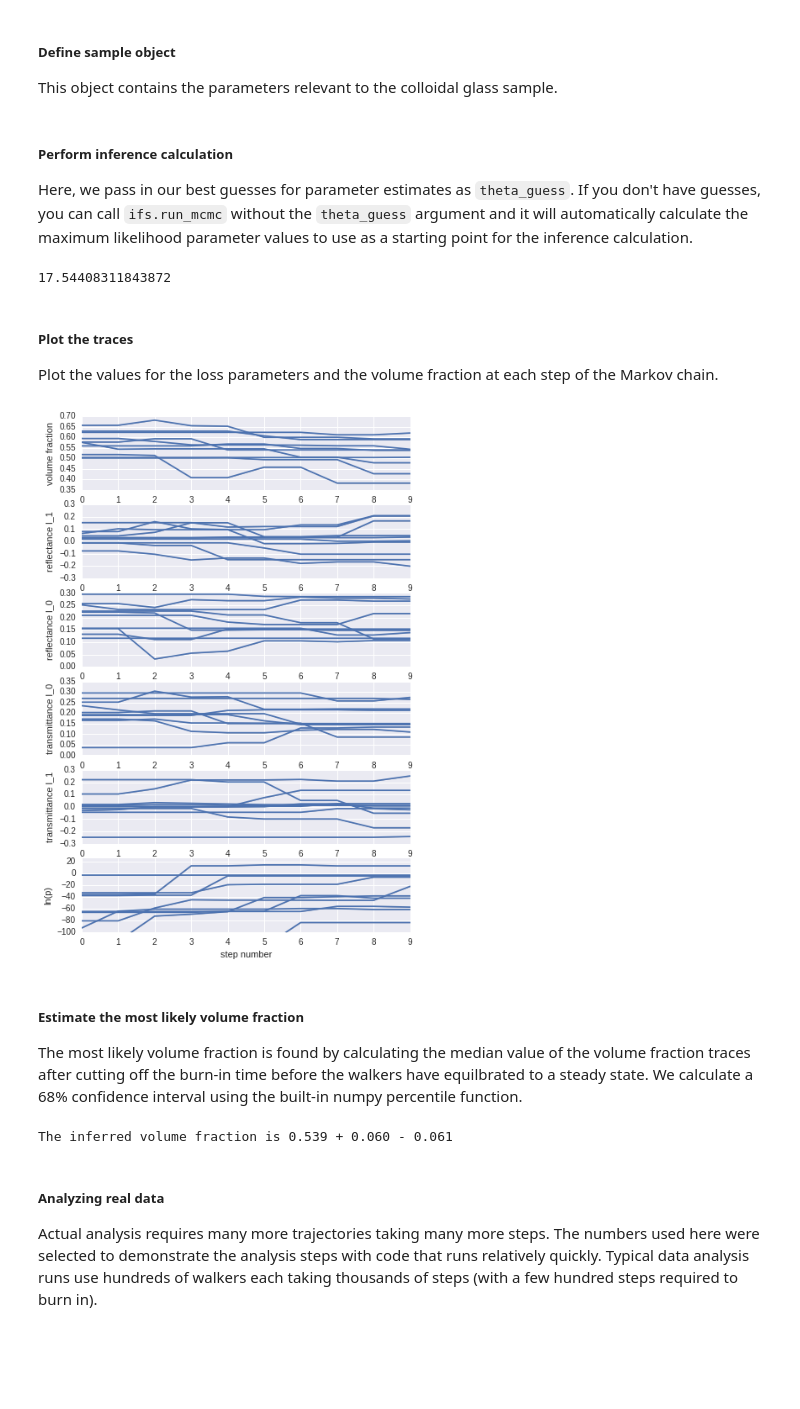
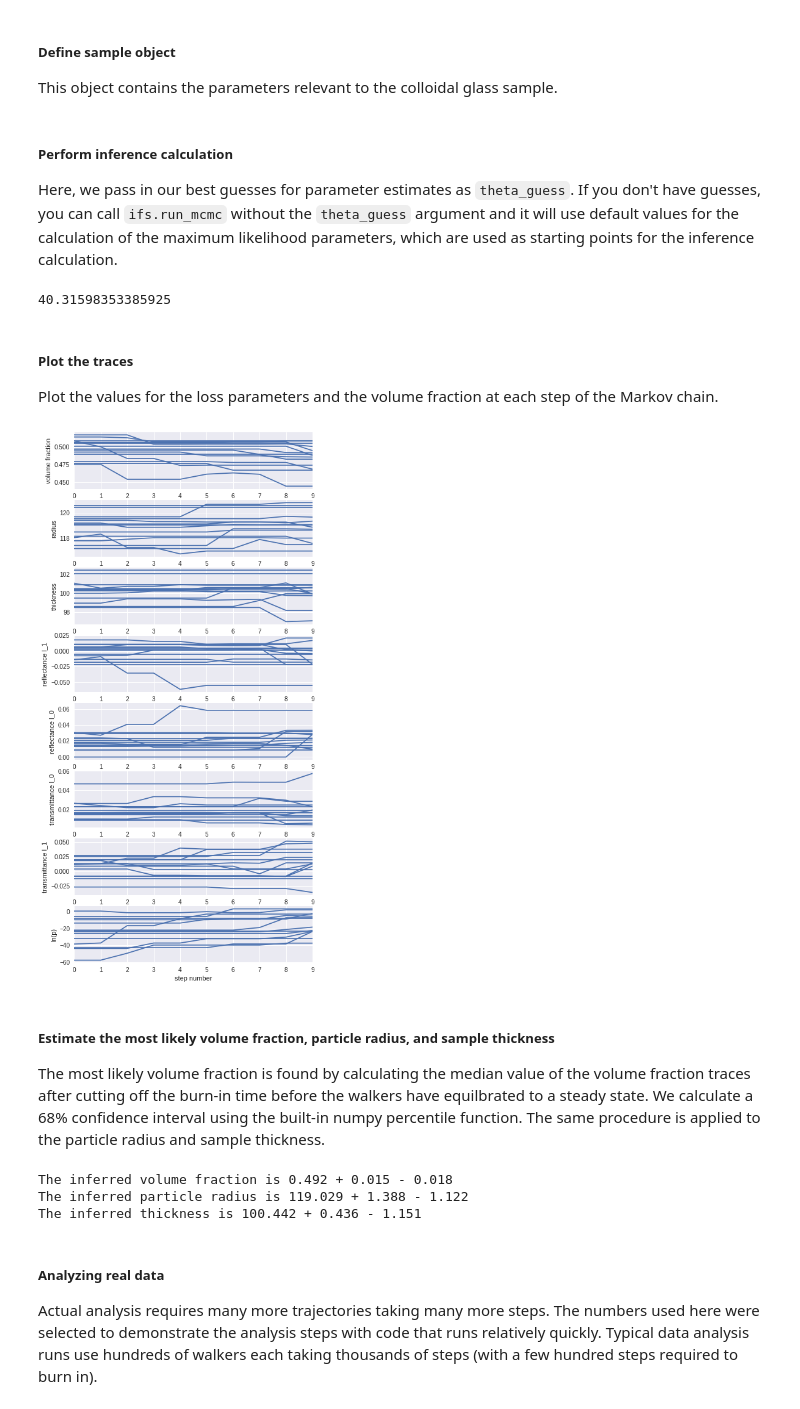
Before and after one commit to phys201/infer_structcol, a Jupyter notebook: tutorial.ipynb, the cells around one changed output. Drawn from its saved outputs; the diff is of its cells as text; code cells hidden in the pictures; blank space fills up the shorter version.

```diff
--- a/tutorial.ipynb
+++ b/tutorial.ipynb
@@ -16,10 +16,8 @@ import infer_structcol as ifs
 # %% [markdown]
 ## Set parameters
 # %%
-nwalkers = 10                                   # number of walkers to step through different parameters
+nwalkers = 14                                   # number of walkers to step through different parameters
 nsteps = 10                                     # number of steps for each walker to take
-particle_radius = 119                           # radius of colloidal particles in the colloidal glass (in nm)
-thickness = 120                                 # thickness of colloidal glass film (in um)
 particle_index = 1.59                           # refractive index of colloidal particles
 matrix_index = 1                                # refractive index of matrix material surrounding particles
 wavelengths = [450,500,550,600,650,700,750,800] # wavelengths of interest where spectrum should be calculated (in nm)
@@ -33,9 +31,11 @@ trans_reference_file = 'T_ref.txt'              # name of reference file for tra
 trans_dark_file = 'T_dark.txt'                  # name of dark file for transmittance data
 # Initial guess for the parameters to be inferred:
 # theta_guess =
-# (volume fraction, reflectance loss intercept, reflectance loss slope, transmittance loss slope, transmittance loss slope).
-# If only reflectance or transmittance data are used, then theta_guess = (volume fraction, loss intercept, loss slope).
-theta_guess = (0.59, 0.2, 0, 0.2, 0)
+# (volume fraction, particle radius, thickness, reflectance loss intercept, reflectance loss slope,
+# transmittance loss slope, transmittance loss slope). If only reflectance or transmittance data are used,
+# then theta_guess = (volume fraction, particle radius, thickness, loss intercept, loss slope).
+# particle radius should be in nm, and thickness should be in um
+theta_guess = (0.5, 119, 100, 0.2, 0, 0.2, 0)
 # %% [markdown]
 ## Infer parameters
 ##### Convert raw data into a normalized spectrum and load it
@@ -57,69 +57,89 @@ spect = ifs.load_spectrum(refl_filepath = os.path.join(directory, 'reflection',
 ##### Define sample object
 This object contains the parameters relevant to the colloidal glass sample.
 # %%
-samp = ifs.Sample(spect.wavelength, particle_radius, thickness, particle_index, matrix_index)
+samp = ifs.Sample(spect.wavelength, particle_index, matrix_index)
 # %% [markdown]
 ##### Perform inference calculation
 
-Here, we pass in our best guesses for parameter estimates as `theta_guess`. If you don't have guesses, you can call `ifs.run_mcmc` without the `theta_guess` argument and it will automatically calculate the maximum likelihood parameter values to use as a starting point for the inference calculation.
+Here, we pass in our best guesses for parameter estimates as `theta_guess`. If you don't have guesses, you can call `ifs.run_mcmc` without the `theta_guess` argument and it will use default values for the calculation of the maximum likelihood parameters, which are used as starting points for the inference calculation.
 # %%
 # time the calculation, if desired
 t0 = time.time()
 
 # run the markov chain monte carlo calculation to step through different values of
 # parameters and infer the most likely values
-walkers = ifs.run_mcmc(spect, samp, nwalkers, nsteps, theta_guess, seed=1)
+walkers = ifs.run_mcmc(spect, samp, nwalkers, nsteps, theta_guess=theta_guess, seed=None)
 
 # print the time the calculation took
 print(time.time()-t0)
 # %% [output]
-17.54408311843872
+40.31598353385925
 # %% [markdown]
 ##### Plot the traces
 Plot the values for the loss parameters and the volume fraction at each step of the Markov chain.
 # %%
 vf = walkers.chain[:,:,0]
-refl_l0 = walkers.chain[:,:,1]
-refl_l1 = walkers.chain[:,:,2]
-trans_l0 = walkers.chain[:,:,3]
-trans_l1 = walkers.chain[:,:,4]
+radius = walkers.chain[:,:,1]
+thickness = walkers.chain[:,:,2]
+refl_l0 = walkers.chain[:,:,3]
+refl_l1 = walkers.chain[:,:,4]
+trans_l0 = walkers.chain[:,:,5]
+trans_l1 = walkers.chain[:,:,6]
 
-fig, (ax_vf, ax_refl_l1, ax_refl_l0, ax_trans_l0, ax_trans_l1, ax_lnprob) = plt.subplots(6, figsize=(7,11))
+fig, (ax_vf, ax_radius, ax_thickness,
+      ax_refl_l1, ax_refl_l0, ax_trans_l0, ax_trans_l1, ax_lnprob) = plt.subplots(8, figsize=(7,16))
 ax_vf.set(ylabel='volume fraction')
+ax_radius.set(ylabel='radius')
+ax_thickness.set(ylabel='thickness')
 ax_refl_l0.set(ylabel='reflectance l_0')
 ax_refl_l1.set(ylabel='reflectance l_1')
 ax_trans_l0.set(ylabel='transmittance l_0')
 ax_trans_l1.set(ylabel='transmittance l_1')
 ax_lnprob.set(ylabel='ln(p)')
 ax_lnprob.set(xlabel='step number')
-ax_lnprob.set(ylim=[-100,25])
+#ax_lnprob.set(ylim=[-100,25])
 for i in range(nwalkers):
     sns.tsplot(vf[i,:], ax=ax_vf)
+    sns.tsplot(radius[i,:], ax=ax_radius)
+    sns.tsplot(thickness[i,:], ax=ax_thickness)
     sns.tsplot(refl_l0[i,:], ax=ax_refl_l0)
     sns.tsplot(refl_l1[i,:], ax=ax_refl_l1)
     sns.tsplot(trans_l0[i,:], ax=ax_trans_l0)
     sns.tsplot(trans_l1[i,:], ax=ax_trans_l1)
     sns.tsplot(walkers.lnprobability[i,:], ax=ax_lnprob)
 # %% [output]
-[figure, old version]
+[figure, new version]
 # %% [markdown]
-##### Estimate the most likely volume fraction
+##### Estimate the most likely volume fraction, particle radius, and sample thickness
 
-The most likely volume fraction is found by calculating the median value of the volume fraction traces after cutting off the burn-in time before the walkers have equilbrated to a steady state. We calculate a 68% confidence interval using the built-in numpy percentile function.
+The most likely volume fraction is found by calculating the median value of the volume fraction traces after cutting off the burn-in time before the walkers have equilbrated to a steady state. We calculate a 68% confidence interval using the built-in numpy percentile function. The same procedure is applied to the particle radius and sample thickness.
 # %%
 # trim off the burn in time, which we observe from the plots above. The plots do not appear to have burned in for the
 # 10 steps used in this tutorial, but let's set the burn in index to 5 to illustrate how to find the inferred volume
 # fraction.
 trim_index = 5
 vf_trimmed = np.ndarray.flatten(vf[:,trim_index:])
+radius_trimmed = np.ndarray.flatten(radius[:,trim_index:])
+thickness_trimmed = np.ndarray.flatten(thickness[:,trim_index:])
 
 # find the median of the volume fractions of the walkers
 vf_inferred = np.median(vf_trimmed)
+radius_inferred = np.median(radius_trimmed)
+thickness_inferred = np.median(thickness_trimmed)
+
 print("The inferred volume fraction is {:.3f} + {:.3f} - {:.3f}".format(vf_inferred,
                                                                        np.percentile(vf_trimmed,84)-vf_inferred,
                                                                        vf_inferred - np.percentile(vf_trimmed,16)))
+print("The inferred particle radius is {:.3f} + {:.3f} - {:.3f}".format(radius_inferred,
+                                                                       np.percentile(radius_trimmed,84)-radius_inferred,
+                                                                       radius_inferred - np.percentile(radius_trimmed,16)))
+print("The inferred thickness is {:.3f} + {:.3f} - {:.3f}".format(thickness_inferred,
+                                                                       np.percentile(thickness_trimmed,84)-thickness_inferred,
+                                                                       thickness_inferred - np.percentile(thickness_trimmed,16)))
 # %% [output]
-The inferred volume fraction is 0.539 + 0.060 - 0.061
+The inferred volume fraction is 0.492 + 0.015 - 0.018
+The inferred particle radius is 119.029 + 1.388 - 1.122
+The inferred thickness is 100.442 + 0.436 - 1.151
 # %% [markdown]
 ##### Analyzing real data
 
```
Also changed, not shown: parts of 1 cell of this notebook, 20 other files.
